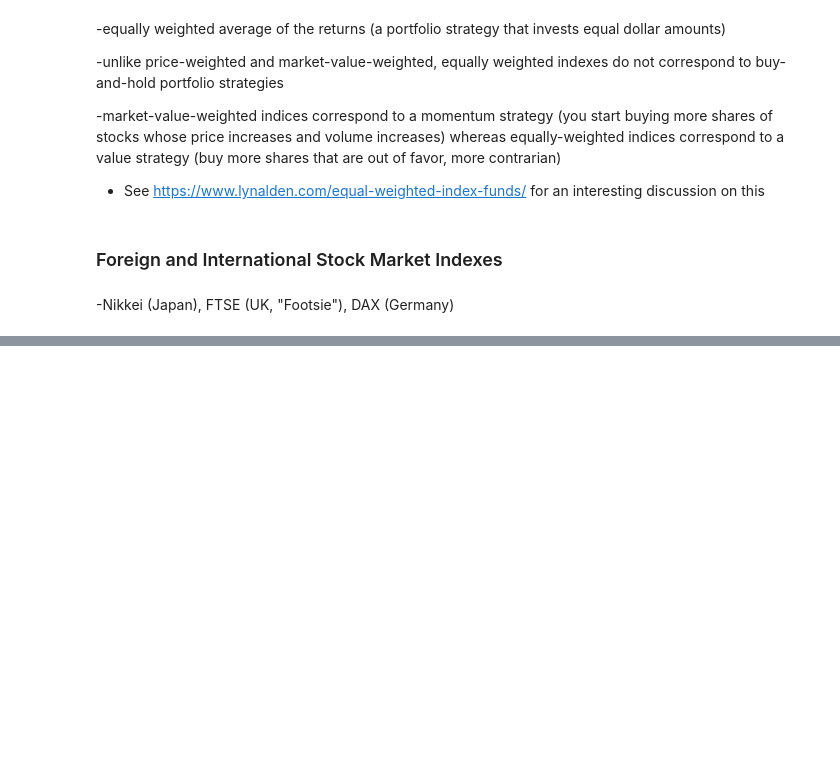
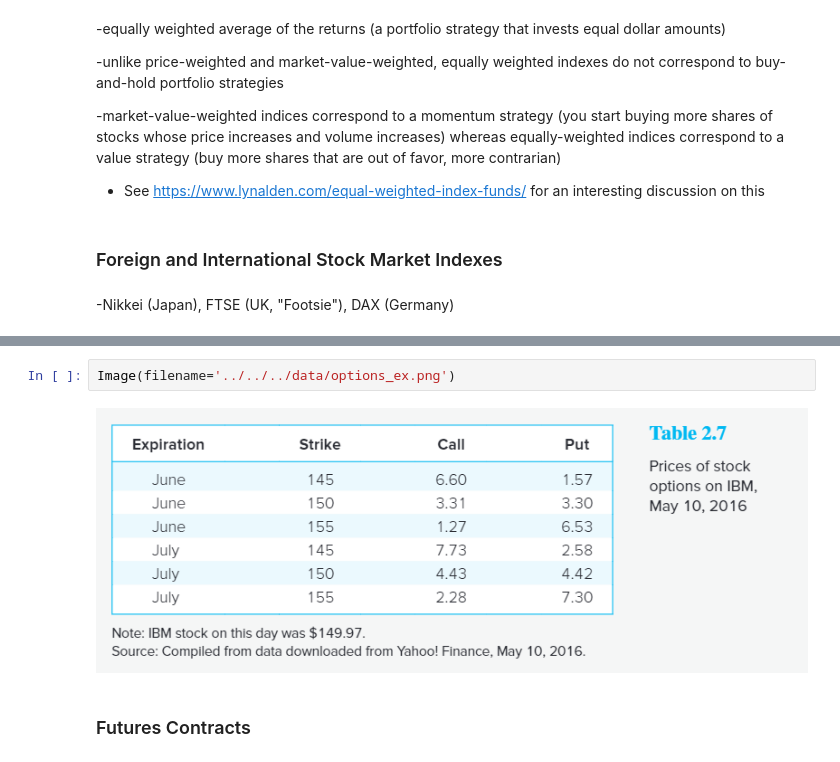
Before and after one commit to eddietaylor/securities-analysis, a Jupyter notebook: notebooks/playgrounds/notes/investments_notes.ipynb, the cells around one changed output, grey strips where cells are left out. Cells and saved outputs as stored; diff of their text form; blank space fills up the shorter version.

```diff
--- a/notebooks/playgrounds/notes/investments_notes.ipynb
+++ b/notebooks/playgrounds/notes/investments_notes.ipynb
@@ -473,0 +501,6 @@ yearly_sp500_returns.plot(figsize=(13,10), fontsize = 15)
+# %%
+Image(filename='../../../data/options_ex.png')
+# %% [output]
+[figure, added]
+# %% [markdown]
+### Futures Contracts
```
Also changed, not shown: parts of 8 cells of this notebook.
